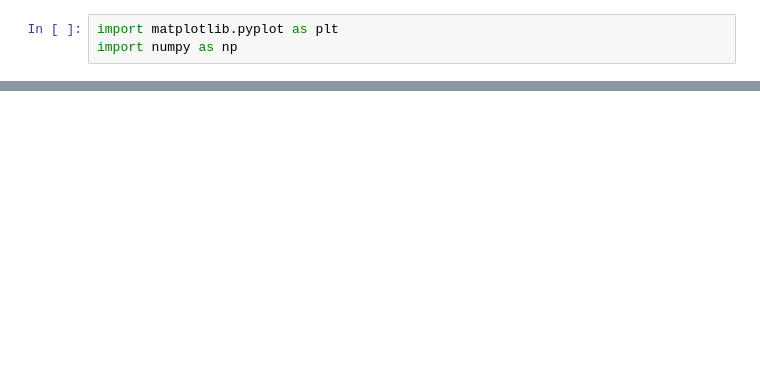
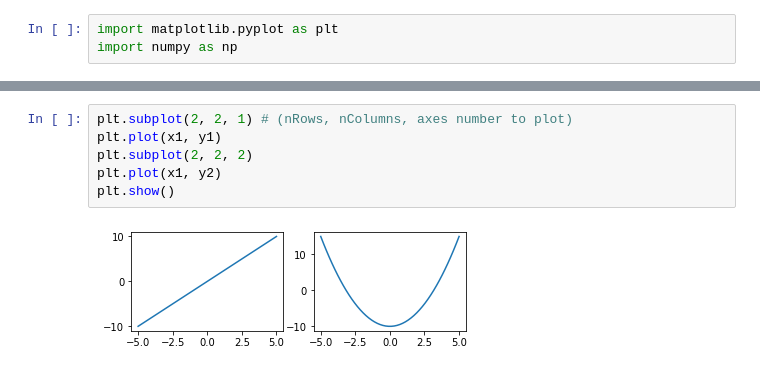
Before and after one commit to turingplanet/matplotlib-intro-tutorial, a Jupyter notebook: notebooks/1-matplot-intro.ipynb, the cells around one changed output, grey strips where cells are left out. Drawn from its saved outputs; the diff is of its cells as text; blank space fills up the shorter version.

```diff
--- a/notebooks/1-matplot-intro.ipynb
+++ b/notebooks/1-matplot-intro.ipynb
@@ -45,0 +26,8 @@ plt.show()
+# %%
+plt.subplot(2, 2, 1) # (nRows, nColumns, axes number to plot)
+plt.plot(x1, y1)
+plt.subplot(2, 2, 2)
+plt.plot(x1, y2)
+plt.show()
+# %% [output]
+[figure, added]
```
Also changed, not shown: parts of 8 cells of this notebook, 3 other files.
